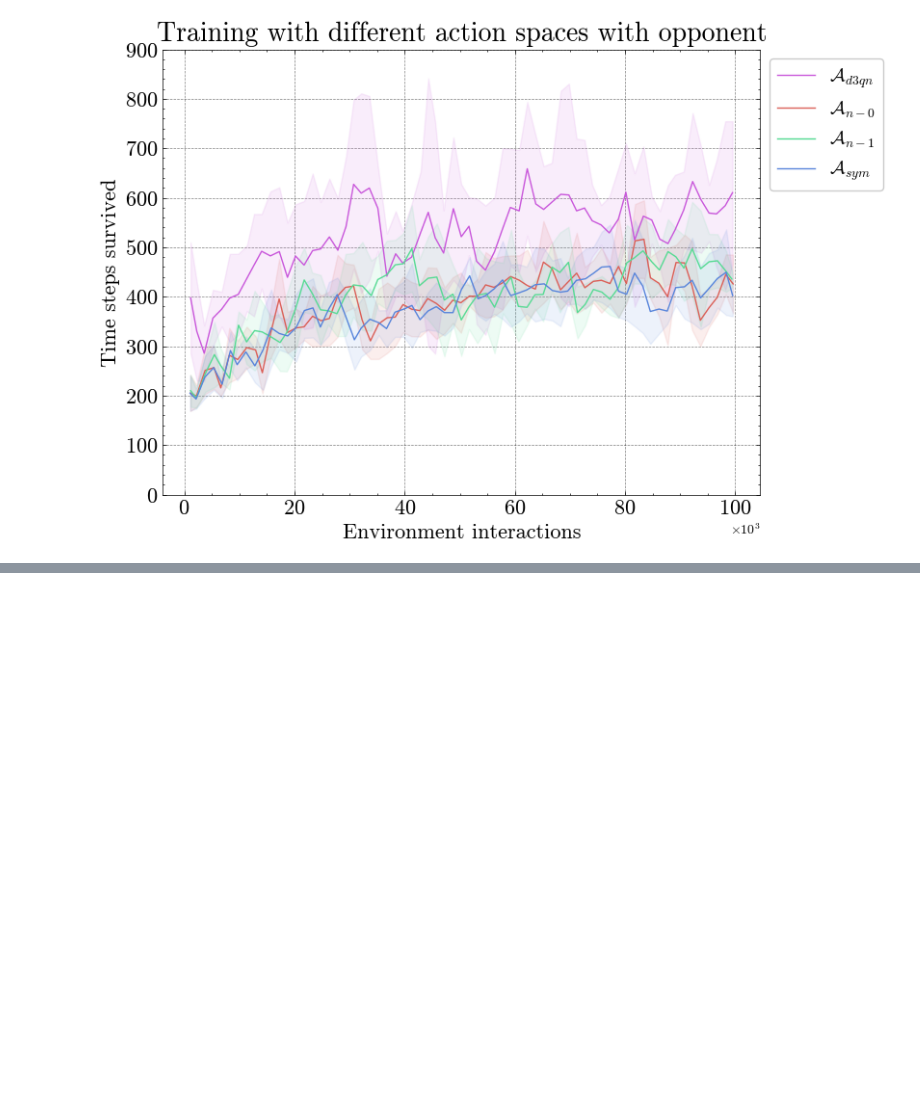
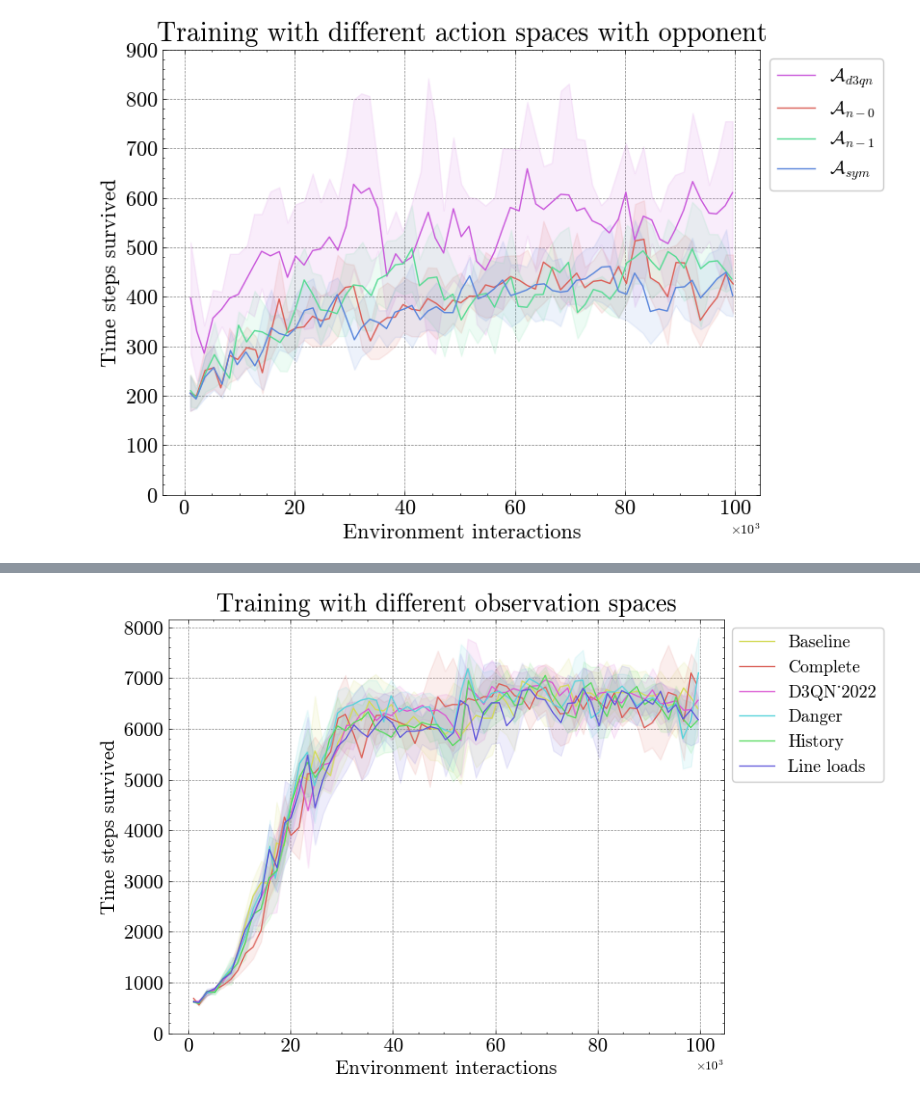
Before and after one commit to EricavanderSar/rl4pnc-survey, a Jupyter notebook: notebooks/SurveyPaper_TrainingCurves.ipynb, the cells around one changed output, grey strips where cells are left out. Drawn from its saved outputs; the diff is of its cells as text; code cells hidden in the pictures; blank space fills up the shorter version.

Commit message:
Setup evaluation for observation experiments

```diff
--- a/notebooks/SurveyPaper_TrainingCurves.ipynb
+++ b/notebooks/SurveyPaper_TrainingCurves.ipynb
@@ -283,0 +283,7 @@ plt.savefig(os.path.join(path, f'Traincurve_ActSpaces_Opp.svg'))
+# %%
+project='Case14_SurveyPaperObs'
+api = wandb.Api()
+wandb_path = f"mahrl4grid2op/{project}"
+print("Updating parameters in WandB Project: ", wandb_path)
+runs = api.runs(f"mahrl4grid2op/{project}")
+print(f"Matching runs: {len(runs)}")
@@ -283,0 +324,4 @@ plt.savefig(os.path.join(path, f'Traincurve_ActSpaces_Opp.svg'))
+# %%
+runs_NoOpp = [run for run in runs if not run.config.get('opponent')]
+df_obs = make_df_metrics(runs_NoOpp)
+df_obs
@@ -283,0 +342,14 @@ plt.savefig(os.path.join(path, f'Traincurve_ActSpaces_Opp.svg'))
+# %%
+path = "/Users/ericavandersar/surfdrive/Documents/Research/Results_SurveyPaper"
+# Use LateX notations.
+plt.rcParams['text.usetex'] = True
+
+# Define all possible names and assign fixed colors
+all_names = df_obs['name'].unique()
+fixed_palette = dict(zip(all_names, sns.color_palette("hls", len(all_names))))
+
+# plot
+plt = make_training_curve(df_obs, header="Training with different observation spaces", palette=fixed_palette)
+plt.savefig(os.path.join(path, f'Traincurve_ObsSpaces.svg'))
+# %% [output]
+[figure, added]
```
Also changed, not shown: parts of 7 cells of this notebook, 2 other files.
